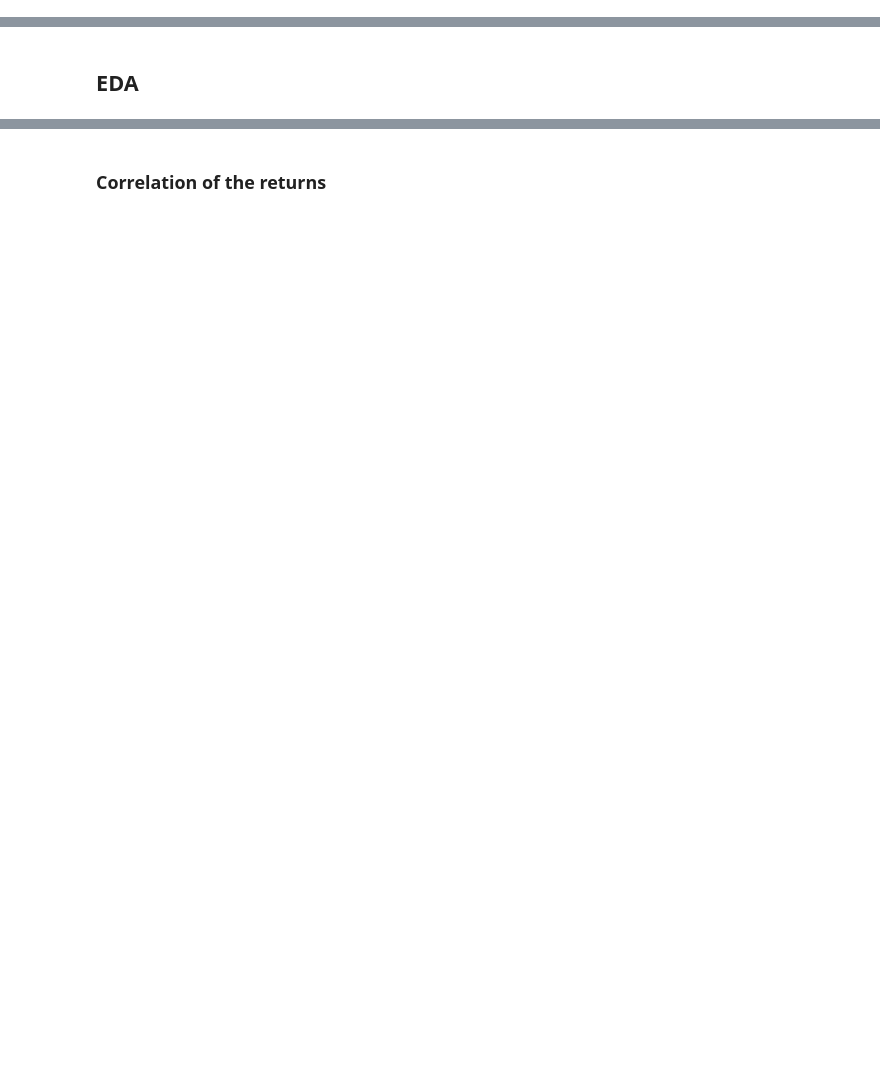
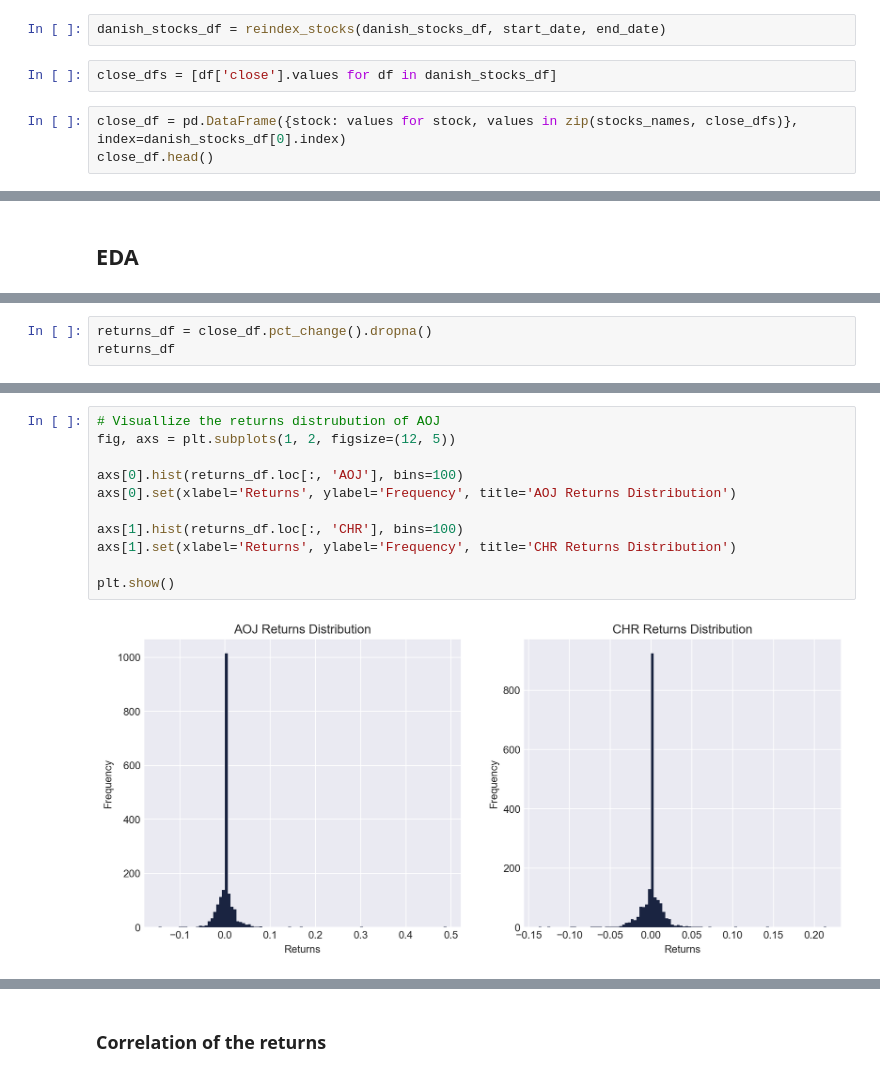
Before and after one commit to paolodelia99/PortfolioOptimization, a Jupyter notebook: Linear and non Linear Opt/min_var_danish.ipynb, the cells around one changed output, grey strips where cells are left out. Drawn from its saved outputs; the diff is of its cells as text; blank space fills up the shorter version.

```diff
--- a/Linear and non Linear Opt/min_var_danish.ipynb
+++ b/Linear and non Linear Opt/min_var_danish.ipynb
@@ -53,0 +44,7 @@ TypeError: Only valid with DatetimeIndex, TimedeltaIndex or PeriodIndex, but got
+# %%
+danish_stocks_df = reindex_stocks(danish_stocks_df, start_date, end_date)
+# %%
+close_dfs = [df['close'].values for df in danish_stocks_df]
+# %%
+close_df = pd.DataFrame({stock: values for stock, values in zip(stocks_names, close_dfs)}, index=danish_stocks_df[0].index)
+close_df.head()
@@ -83,0 +60,3 @@ The kurtosis of the AOJ's returns is:  103.41202873904344
+# %%
+returns_df = close_df.pct_change().dropna()
+returns_df
@@ -83,0 +77,13 @@ The kurtosis of the AOJ's returns is:  103.41202873904344
+# %%
+# Visuallize the returns distrubution of AOJ
+fig, axs = plt.subplots(1, 2, figsize=(12, 5))
+
+axs[0].hist(returns_df.loc[:, 'AOJ'], bins=100)
+axs[0].set(xlabel='Returns', ylabel='Frequency', title='AOJ Returns Distribution')
+
+axs[1].hist(returns_df.loc[:, 'CHR'], bins=100)
+axs[1].set(xlabel='Returns', ylabel='Frequency', title='CHR Returns Distribution')
+
+plt.show()
+# %% [output]
+[figure, added]
```
Also changed, not shown: parts of 43 cells of this notebook, 5 other files.
